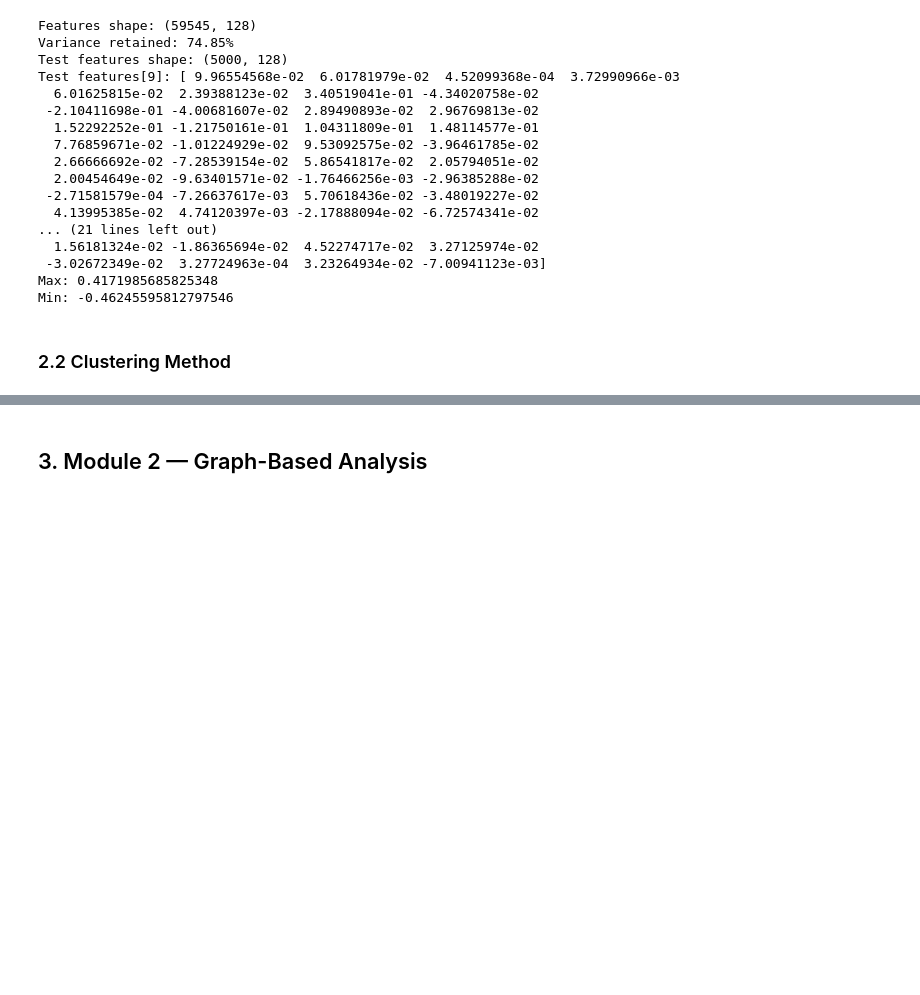
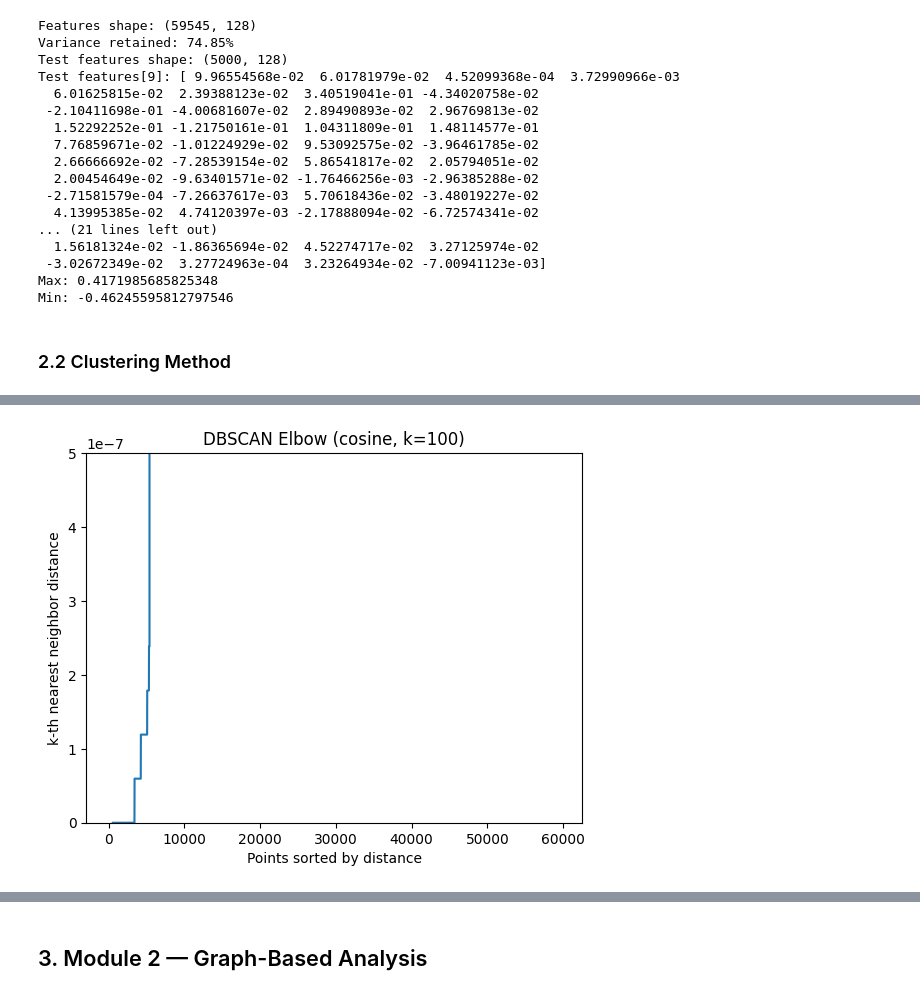
Before and after one commit to Thorkild556/Data_mining_G6, a Jupyter notebook: main_template.ipynb, the cells around one changed output, grey strips where cells are left out. Drawn from its saved outputs; the diff is of its cells as text; code cells hidden in the pictures; blank space fills up the shorter version.

Commit message:
K-nearest with cosine

```diff
--- a/main_template.ipynb
+++ b/main_template.ipynb
@@ -203,6 +200,31 @@ for i in range(len(features)):
 distances_sorted = np.sort(all_distances)
 
 plt.show()
+# %%
+min_dense = 100 # Cosine distances.
+
+nearest_neighbours = NearestNeighbours(min_dense).fit(features)
+
+cosine_sorted = np.sort([
+    nearest_neighbours.get_kth_nearest_neighbor_distance(i, cosine=True)
+    for i in range(len(features))
+])
+
+plt.plot(cosine_sorted)
+plt.title(f"DBSCAN Elbow (cosine, k={min_dense})")
+plt.xlabel("Points sorted by distance")
+plt.ylabel("k-th nearest neighbor distance")
+plt.legend()
+plt.show()
+# %%
+plt.plot(cosine_sorted)
+plt.title(f"DBSCAN Elbow (cosine, k={min_dense})")
+plt.xlabel("Points sorted by distance")
+plt.ylabel("k-th nearest neighbor distance")
+plt.ylim(0, 0.0000005)  # (lower, upper)plt.legend()
+plt.show()
+# %% [output]
+[figure, added]
 # %%
 plt.plot(distances_sorted)
 
```
Also changed, not shown: parts of 5 cells of this notebook, 1 other file.
